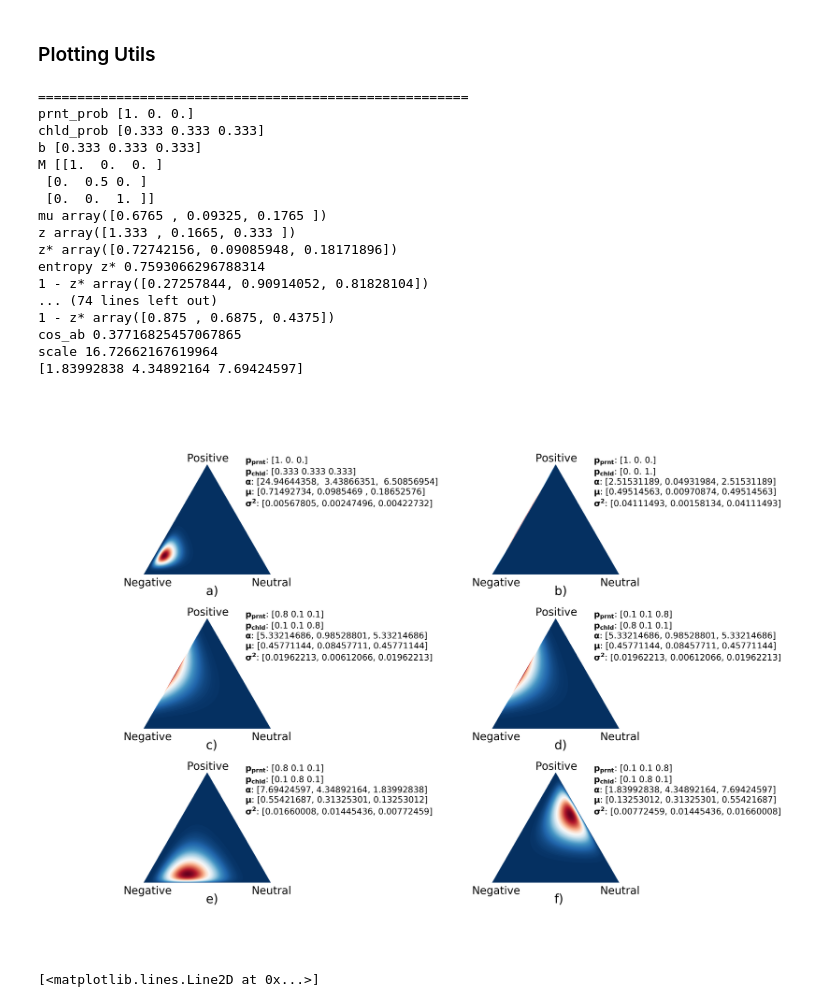
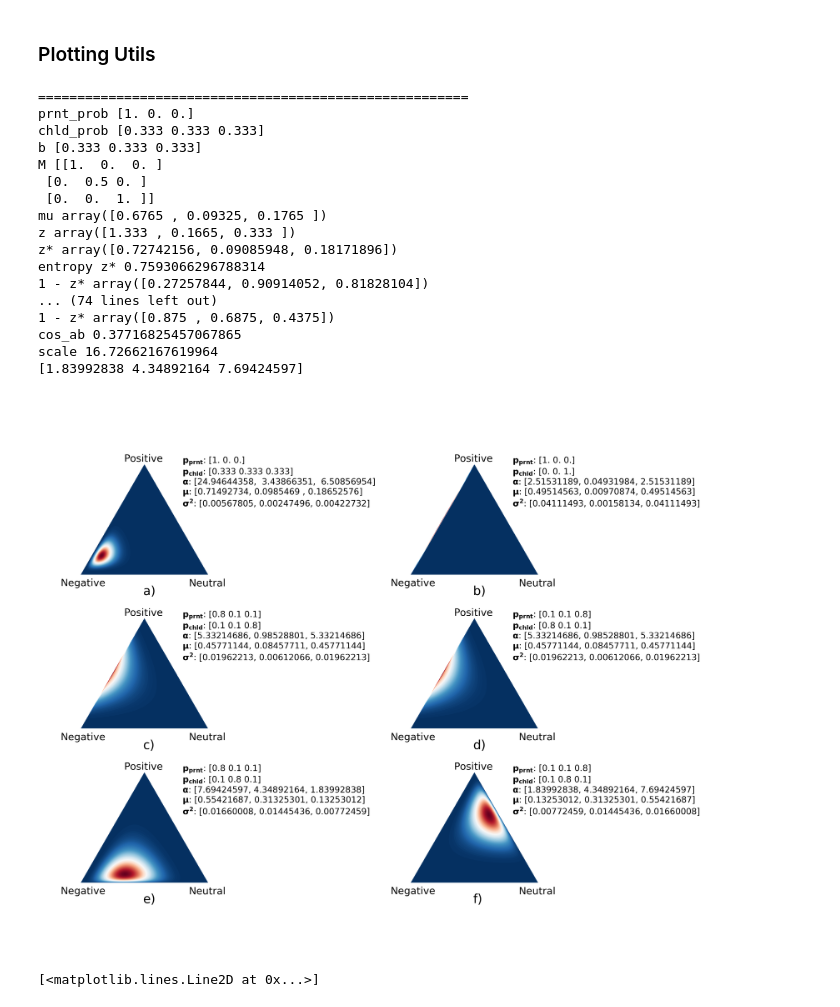
Before and after one commit to WladimirSidorenko/Dissertation, a Jupyter notebook: notebooks/dasa.ipynb, the cells around one changed output. Drawn from its saved outputs; the diff is of its cells as text; code cells hidden in the pictures.

Commit message:
updated picture of Dirichlet process

```diff
--- a/notebooks/dasa.ipynb
+++ b/notebooks/dasa.ipynb
@@ -194,7 +194,7 @@ def draw_pdf_contours(ax, prnt_prob, chld_prob, title, nlevels=200, subdiv=8,  *
     ax.set_xlim(0, 1)
     ax.set_ylim(0, 0.75**0.5)
     ax.axis('off')
-    lbl_fs = 14
+    lbl_fs = 13
     ax.annotate("Negative", xy=(0, 0), xytext=(-0.16, -0.09), fontsize=lbl_fs)
     ax.annotate("Positive", xy=(1., 0.), xytext=(0.34, 0.89), fontsize=lbl_fs)
     ax.annotate("Neutral", xy=(1, 0), xytext=(0.85, -0.09), fontsize=lbl_fs)
@@ -225,37 +225,37 @@ LBL_FS = 16
 LGND_FS = 13
 sns.set_context("paper", rc={"xtick.labelsize": LGND_FS, "ytick.labelsize": LGND_FS,
                              "legend.fontsize": 20, "dpi": 300})
 
 fig, axes = plt.subplots(nrows=int(np.ceil(D.shape[0] / 2)), ncols=2,
-                         figsize=(12, 10), constrained_layout=True,
+                         figsize=(10, 10), constrained_layout=True,
                          dpi=300)
 axes = axes.flatten()
 
 for ax, (a, b), c in zip(axes, D, ascii_lowercase):
     draw_pdf_contours(ax, a, b, c + ')')
 
-plt.subplots_adjust(wspace=1.1, hspace=0.4)
-# plt.savefig("dirichlet-process.png")
+plt.subplots_adjust(left=0.02, wspace=1.1, hspace=0.4)
+plt.savefig("dirichlet-process.png")
 plt.show()
 # %% [output]
 =======================================================
 prnt_prob [1. 0. 0.]
 chld_prob [0.333 0.333 0.333]
 b [0.333 0.333 0.333]
 M [[1.  0.  0. ]
  [0.  0.5 0. ]
  [0.  0.  1. ]]
 mu array([0.6765 , 0.09325, 0.1765 ])
 z array([1.333 , 0.1665, 0.333 ])
 z* array([0.72742156, 0.09085948, 0.18171896])
 entropy z* 0.7593066296788314
 1 - z* array([0.27257844, 0.90914052, 0.81828104])
 ... (74 lines left out)
 1 - z* array([0.875 , 0.6875, 0.4375])
 cos_ab 0.37716825457067865
 scale 16.72662167619964
 [1.83992838 4.34892164 7.69424597]
-[figure, old version]
+[figure, new version]
 # %%
 fig, ax = plt.subplots(1, 1)
 a = 1
```
Also changed, not shown: 1 other file.
